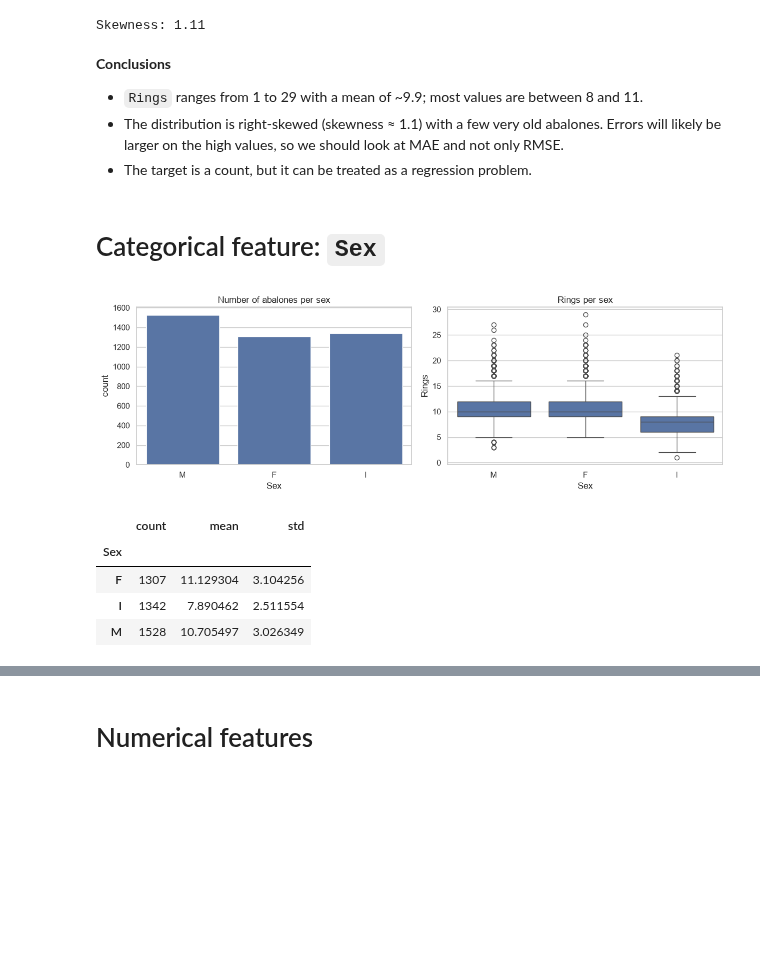
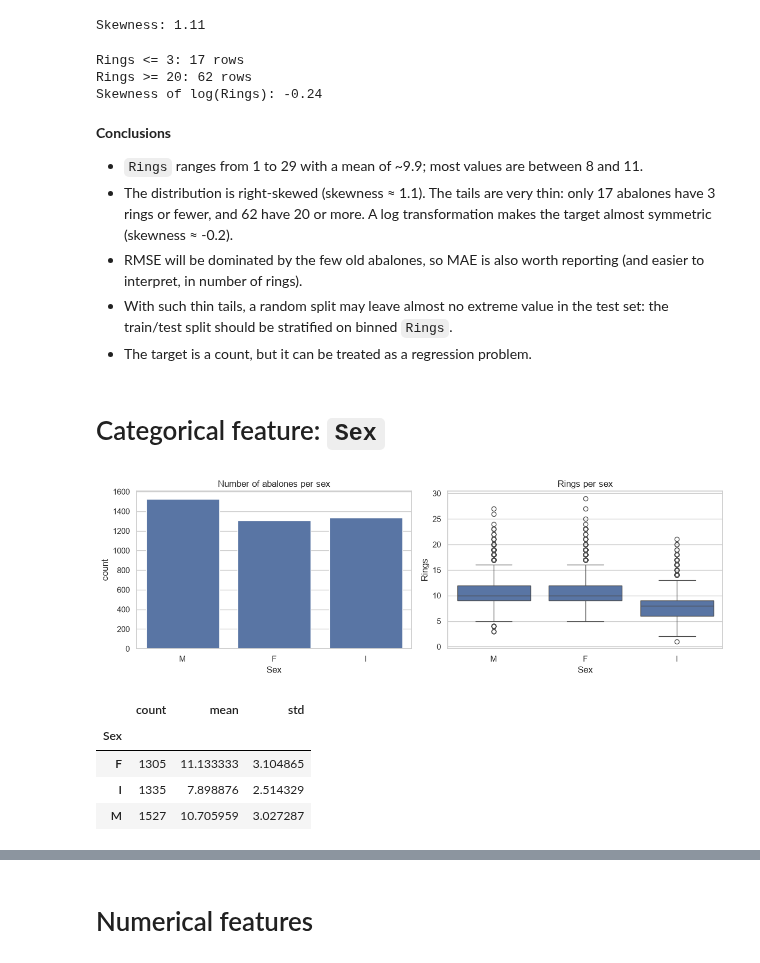
Before and after one commit to Spaard/xhec-mlops-2026-project, a Jupyter notebook: notebooks/eda.ipynb, the cells around one changed output, grey strips where cells are left out. Drawn from its saved outputs; the diff is of its cells as text; code cells hidden in the pictures; blank space fills up the shorter version.

```diff
--- a/notebooks/eda.ipynb
+++ b/notebooks/eda.ipynb
@@ -104,0 +104,3 @@ df[(df[["Length", "Diameter", "Height"]] == 0).any(axis=1)]
+# %%
+height_ratio = df["Height"] / df["Length"]
+height_ratio.describe(percentiles=[0.001, 0.01, 0.5, 0.99, 0.999])
@@ -104,0 +119,19 @@ df[(df[["Length", "Diameter", "Height"]] == 0).any(axis=1)]
+# %%
+part_weights = ["Shucked weight", "Viscera weight", "Shell weight"]
+
+checks = pd.DataFrame(
+    {
+        "zero dimension": (df[["Length", "Diameter", "Height"]] == 0).any(axis=1),
+        "Diameter > Length": df["Diameter"] > df["Length"],
+        "part weight > Whole weight": (
+            df[part_weights].gt(df["Whole weight"], axis=0).any(axis=1)
+        ),
+        "Height / Length outside [0.05, 0.6]": ~height_ratio.between(0.05, 0.6),
+    }
+)
+invalid = checks.any(axis=1)
+print(checks.sum().to_string())
+print(f"\nInvalid rows: {invalid.sum()} ({invalid.mean():.2%} of the dataset)")
+
+reasons = checks[invalid].apply(lambda row: ", ".join(row.index[row]), axis=1)
+df[invalid].assign(reason=reasons)
@@ -104,0 +165,3 @@ df[(df[["Length", "Diameter", "Height"]] == 0).any(axis=1)]
+# %%
+df_clean = df[~invalid].reset_index(drop=True)
+print(f"Shape after cleaning: {df_clean.shape}")
@@ -116,26 +192,37 @@ print(f"Skewness: {df['Rings'].skew():.2f}")
 # %% [output]
 [figure]
 Skewness: 1.11
+# %%
+rings_counts = df_clean["Rings"].value_counts().sort_index()
+print(f"Rings <= 3: {rings_counts.loc[:3].sum()} rows")
+print(f"Rings >= 20: {rings_counts.loc[20:].sum()} rows")
+print(f"Skewness of log(Rings): {np.log(df_clean['Rings']).skew():.2f}")
+# %% [output]
+Rings <= 3: 17 rows
+Rings >= 20: 62 rows
+Skewness of log(Rings): -0.24
 # %% [markdown]
 **Conclusions**
 - `Rings` ranges from 1 to 29 with a mean of ~9.9; most values are between 8 and 11.
-- The distribution is right-skewed (skewness ≈ 1.1) with a few very old abalones. Errors will likely be larger on the high values, so we should look at MAE and not only RMSE.
+- The distribution is right-skewed (skewness ≈ 1.1). The tails are very thin: only 17 abalones have 3 rings or fewer, and 62 have 20 or more. A log transformation makes the target almost symmetric (skewness ≈ -0.2).
+- RMSE will be dominated by the few old abalones, so MAE is also worth reporting (and easier to interpret, in number of rings).
+- With such thin tails, a random split may leave almost no extreme value in the test set: the train/test split should be stratified on binned `Rings`.
 - The target is a count, but it can be treated as a regression problem.
 # %% [markdown]
 # Categorical feature: `Sex`
 # %%
 fig, axes = plt.subplots(1, 2, figsize=(12, 4))
-sns.countplot(data=df, x="Sex", order=["M", "F", "I"], ax=axes[0])
+sns.countplot(data=df_clean, x="Sex", order=["M", "F", "I"], ax=axes[0])
 axes[0].set_title("Number of abalones per sex")
-sns.boxplot(data=df, x="Sex", y="Rings", order=["M", "F", "I"], ax=axes[1])
+sns.boxplot(data=df_clean, x="Sex", y="Rings", order=["M", "F", "I"], ax=axes[1])
 axes[1].set_title("Rings per sex")
 plt.tight_layout()
 plt.show()
-df.groupby("Sex")["Rings"].agg(["count", "mean", "std"])
+df_clean.groupby("Sex")["Rings"].agg(["count", "mean", "std"])
 # %% [output]
 [figure]
 |  | count | mean | std |
 | Sex |  |  |  |
-| F | 1307 | 11.129304 | 3.104256 |
-| I | 1342 | 7.890462 | 2.511554 |
-| M | 1528 | 10.705497 | 3.026349 |
+| F | 1305 | 11.133333 | 3.104865 |
+| I | 1335 | 7.898876 | 2.514329 |
+| M | 1527 | 10.705959 | 3.027287 |
```
Also changed, not shown: parts of 35 cells of this notebook.
